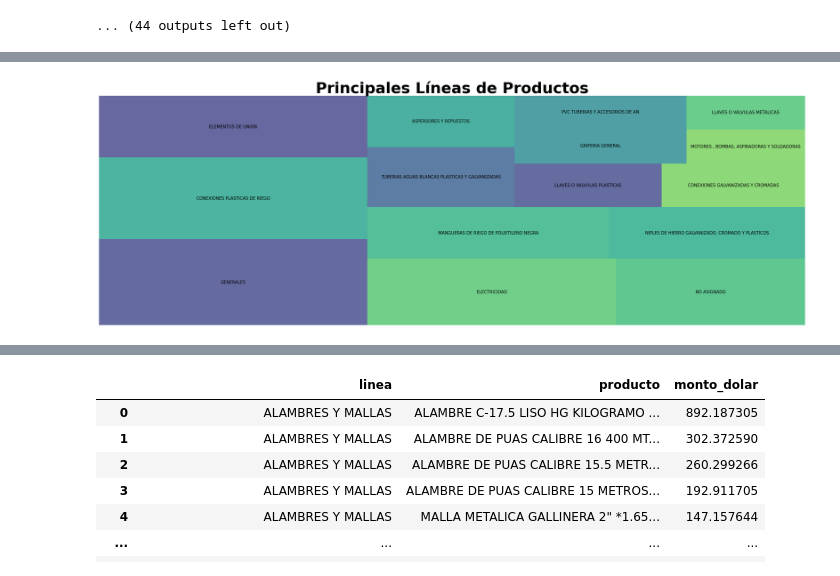
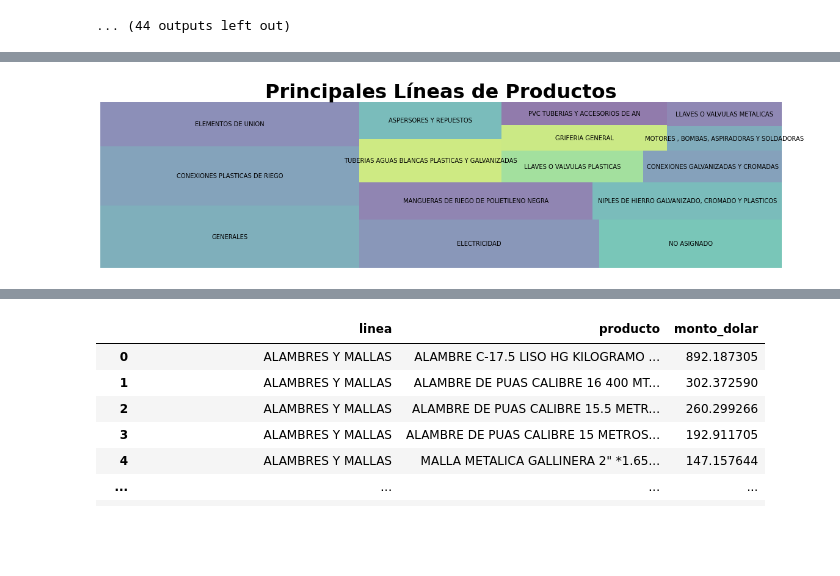
Before and after one commit to dchaconoca/proyecto-ventas, a Jupyter notebook: NB2_analisis_ventas_eda.ipynb, the cells around one changed output, grey strips where cells are left out. Saved outputs shown, nothing was run; the diff lists cells and outputs as text; code cells hidden in the pictures; blank space fills up the shorter version.

```diff
--- a/NB2_analisis_ventas_eda.ipynb
+++ b/NB2_analisis_ventas_eda.ipynb
@@ -458,8 +533,0 @@ df_ventas_comparacion.sample(5)
-# %%
-fig, ax = plt.subplots(figsize=(15,10))
-
-df_ventas_comparacion.monto_dolar.resample('M').sum().plot(color=VERDE)
-df_ventas_comparacion.monto_sin_ex.resample('M').sum().plot(color=AZUL)
-ax.set_title('Comparación Ventas en $ Totales y Sin Excepcionales', fontsize=16, weight='bold')
-ax.set_ylabel('Ventas Totales')
-ax.set_ylabel('Sin Ventas Excepcionales')
@@ -675,7 +759,6 @@ barras
 ## 7. Ventas por Línea de Producto<a name="ventas-linea"></a>
 # %%
 df_linea = df_ventas_linea_prod.copy()
-df_linea['mes_año'] = df_linea.fecha.dt.strftime("%m-%Y")
 df_linea.dropna(inplace=True)
 df_linea.sample(5)
 # %% [output]
@@ -690,21 +784,11 @@ df_linea.sample(5)
 # %%
-# Por cada línea de producto: Ventas en volumen (cantidad), N° de productos (producto)
-# y total de Ventas en $ (monto_dolar)
-df_linea_general = df_linea.pivot_table(index='linea',
-                                        aggfunc={'monto_dolar':sum,
-                                                 'producto':'nunique',
-                                                 'cantidad':sum})
-# Definimos la columna rango para seleccionar las 15 líneas con más ventas en $ y/o volumen
-df_linea_general['rango'] = df_linea_general.cantidad + df_linea_general.monto_dolar
+df_linea_tabla = df_linea_general.copy()
 
-df_linea_general.cantidad = round(df_linea_general.cantidad, 2)
-df_linea_general.monto_dolar = round(df_linea_general.monto_dolar, 2)
+df_linea_tabla.columns=['Volumen Ventas', 'Ventas en $', 'N° Productos', 'rango']
 
-df_linea_general.columns=['Volumen Ventas', 'Ventas en $', 'N° Productos', 'rango']
+df_linea_tabla = df_linea_tabla.sort_values(['rango'], ascending=False)
 
-df_linea_general = df_linea_general.sort_values(['rango'], ascending=False)
-
-prettify(df_linea_general, row_limit=45, col_limit=4, delay_time=1)
+prettify(df_linea_tabla, row_limit=45, col_limit=4, delay_time=1)
 # %% [output]
 <rich.jupyter.JupyterRenderable at 0x...>
 [interactive output not drawn]
@@ -724,14 +826,14 @@ df_linea_top_15 = df_linea_general.reset_index().sort_values(['rango'], ascendin
 # %%
 with plt.style.context('seaborn-colorblind'):
 
-    fig, ax = plt.subplots(figsize=(30,10))
+    fig, ax = plt.subplots(figsize=(20,5))
 
     labels = df_linea_top_15['linea']
     sizes = df_linea_top_15['rango']
-    squarify.plot(sizes, label=labels, alpha=0.8)
+    squarify.plot(sizes, label=labels, alpha=0.6)
 
-    plt.title('Principales Líneas de Productos',fontsize=36, fontweight='bold')
+    plt.title('Principales Líneas de Productos',fontsize=32, fontweight='bold')
     plt.axis('off')
     plt.show()
 # %% [output]
-[figure, old version]
+[figure, new version]
```
Also changed, not shown: parts of 61 cells of this notebook, 4 other files.
